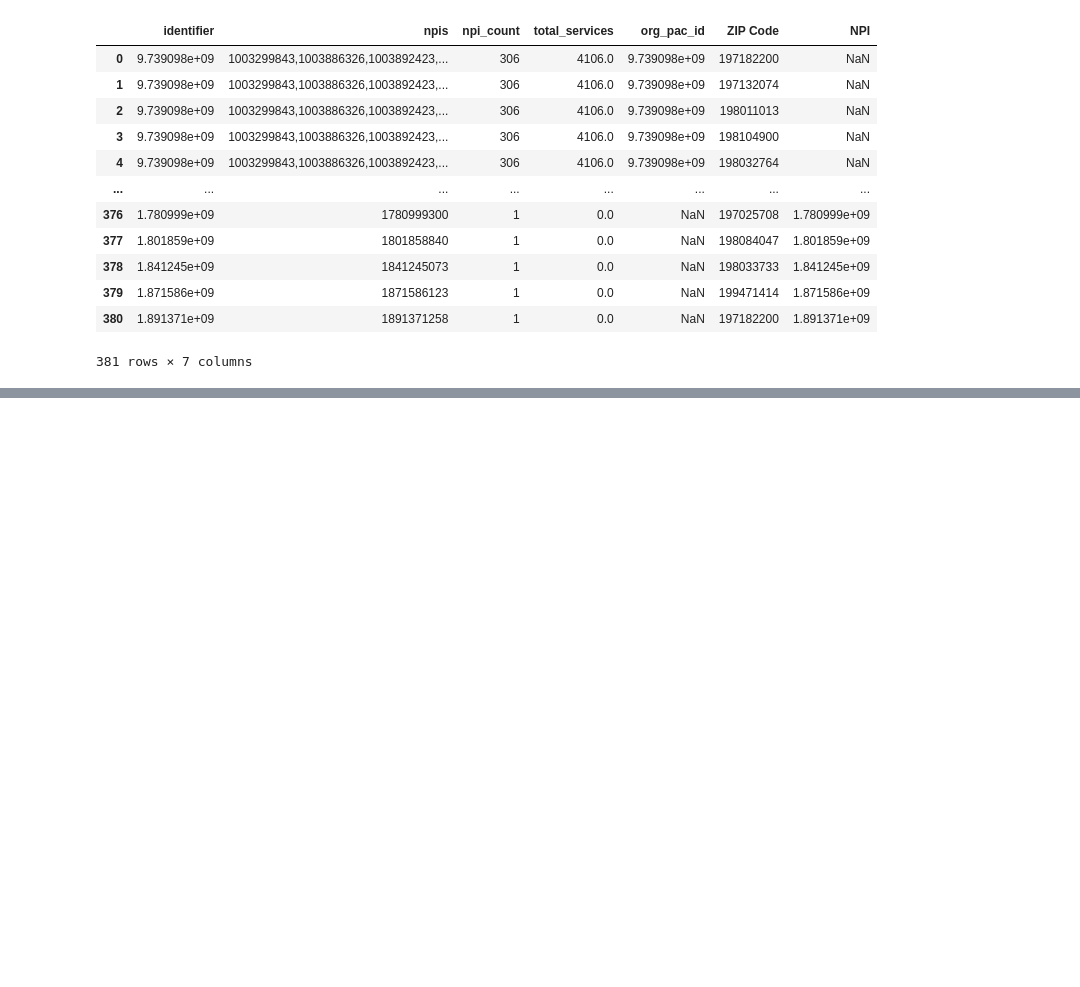
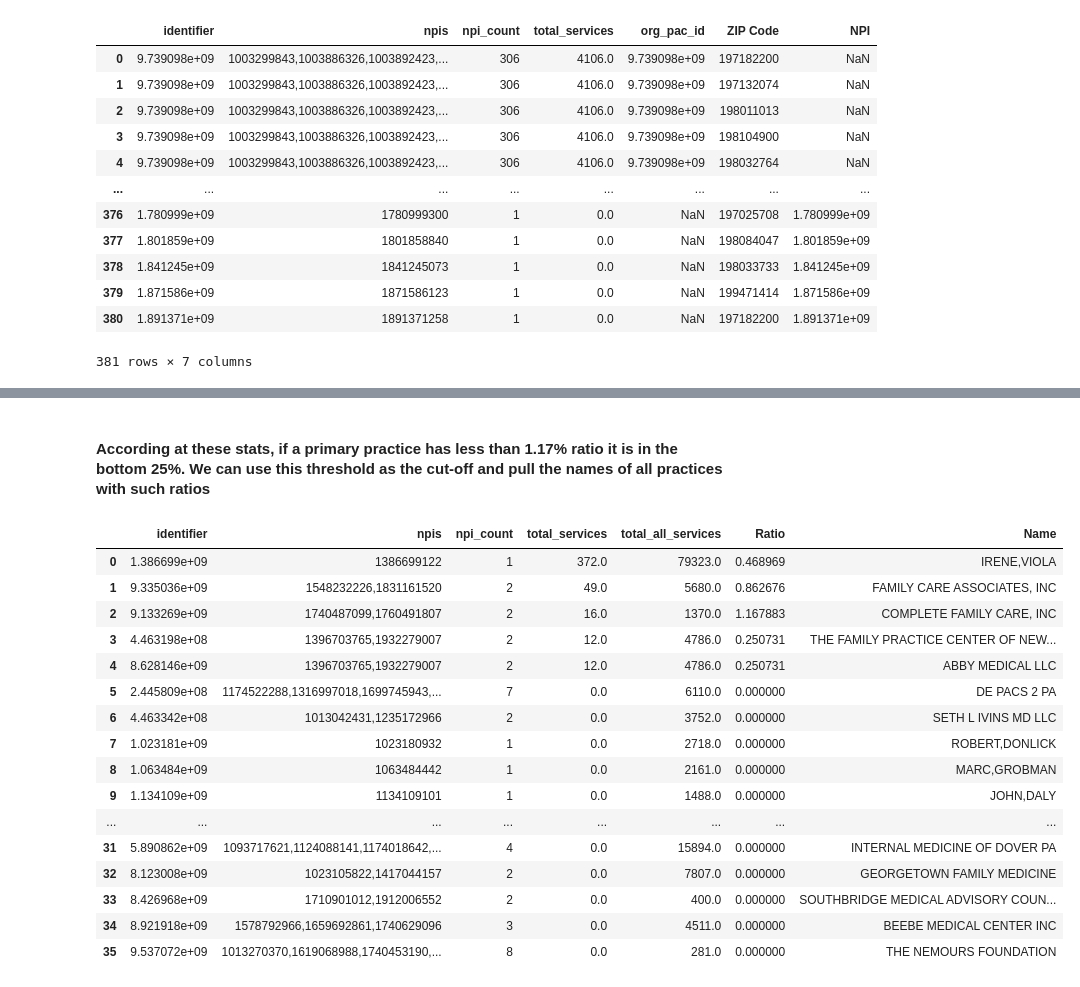
Before and after one commit to phdnguyen/aledade_assessment, a Jupyter notebook: Assessment.ipynb, the cells around one changed output, grey strips where cells are left out. Saved outputs shown, nothing was run; the diff lists cells and outputs as text; code cells hidden in the pictures; blank space fills up the shorter version.

```diff
--- a/Assessment.ipynb
+++ b/Assessment.ipynb
@@ -269,0 +276,13 @@ m  # This will display the map directly inside the notebook
+# %%
+total_all_services = []
+
+for i in range(len(result2)):
+    if result2.loc[i,'npi_count'] == 1:
+        total_all_services.append(physician_supplier_agg[physician_supplier_agg.Rndrng_NPI==result2.loc[i,'identifier']]['Tot_Srvcs'].sum())
+    else:
+        npis = [int(npi) for npi in result2.loc[i,'npis'].split(",")]
+        total_all_services.append(physician_supplier_agg[physician_supplier_agg.Rndrng_NPI.isin(npis)]['Tot_Srvcs'].sum())
+# %%
+result2['total_all_services'] = total_all_services
+# %%
+result2['Ratio'] = result2['total_services']/result2['total_all_services']*100
@@ -269,0 +319,34 @@ m  # This will display the map directly inside the notebook
+# %% [markdown]
+#### According at these stats, if a primary practice has less than 1.17% ratio it is in the bottom 25%. We can use this threshold as the cut-off and pull the names of all practices with such ratios
+# %%
+bottom_result2 = result2[result2.Ratio<=1.17].reset_index(drop=True)
+
+names = []
+
+for i in range(len(bottom_result2)):
+    if bottom_result2.loc[i,'npi_count'] == 1:
+        names.append(physician_compare[physician_compare.NPI==bottom_result2.loc[i,'identifier']]['Provider First Name'].values[0]+","+physician_compare[physician_compare.NPI==bottom_result2.loc[i,'identifier']]['Provider Last Name'].values[0])
+    else:
+        #npis = [int(npi) for npi in result2.loc[i,'npis'].split(",")]
+        names.append(physician_compare[physician_compare.org_pac_id == bottom_result2.loc[i,'identifier']]['Facility Name'].values[0])
+# %%
+bottom_result2['Name'] = names
+bottom_result2
+# %% [output]
+|  | identifier | npis | npi_count | total_services | total_all_services | Ratio | Name |
+| 0 | 1.386699e+09 | 1386699122 | 1 | 372.0 | 79323.0 | 0.468969 | IRENE,VIOLA |
+| 1 | 9.335036e+09 | 1548232226,1831161520 | 2 | 49.0 | 5680.0 | 0.862676 | FAMILY CARE ASSOCIATES, INC |
+| 2 | 9.133269e+09 | 1740487099,1760491807 | 2 | 16.0 | 1370.0 | 1.167883 | COMPLETE FAMILY CARE, INC |
+| 3 | 4.463198e+08 | 1396703765,1932279007 | 2 | 12.0 | 4786.0 | 0.250731 | THE FAMILY PRACTICE CENTER OF NEW... |
+| 4 | 8.628146e+09 | 1396703765,1932279007 | 2 | 12.0 | 4786.0 | 0.250731 | ABBY MEDICAL LLC |
+| 5 | 2.445809e+08 | 1174522288,1316997018,1699745943,... | 7 | 0.0 | 6110.0 | 0.000000 | DE PACS 2 PA |
+| 6 | 4.463342e+08 | 1013042431,1235172966 | 2 | 0.0 | 3752.0 | 0.000000 | SETH L IVINS MD LLC |
+| 7 | 1.023181e+09 | 1023180932 | 1 | 0.0 | 2718.0 | 0.000000 | ROBERT,DONLICK |
+| 8 | 1.063484e+09 | 1063484442 | 1 | 0.0 | 2161.0 | 0.000000 | MARC,GROBMAN |
+| 9 | 1.134109e+09 | 1134109101 | 1 | 0.0 | 1488.0 | 0.000000 | JOHN,DALY |
+| ... | ... | ... | ... | ... | ... | ... | ... |
+| 31 | 5.890862e+09 | 1093717621,1124088141,1174018642,... | 4 | 0.0 | 15894.0 | 0.000000 | INTERNAL MEDICINE OF DOVER PA |
+| 32 | 8.123008e+09 | 1023105822,1417044157 | 2 | 0.0 | 7807.0 | 0.000000 | GEORGETOWN FAMILY MEDICINE |
+| 33 | 8.426968e+09 | 1710901012,1912006552 | 2 | 0.0 | 400.0 | 0.000000 | SOUTHBRIDGE MEDICAL ADVISORY COUN... |
+| 34 | 8.921918e+09 | 1578792966,1659692861,1740629096 | 3 | 0.0 | 4511.0 | 0.000000 | BEEBE MEDICAL CENTER INC |
+| 35 | 9.537072e+09 | 1013270370,1619068988,1740453190,... | 8 | 0.0 | 281.0 | 0.000000 | THE NEMOURS FOUNDATION |
```
Also changed, not shown: parts of 12 cells of this notebook, 1 other file.
